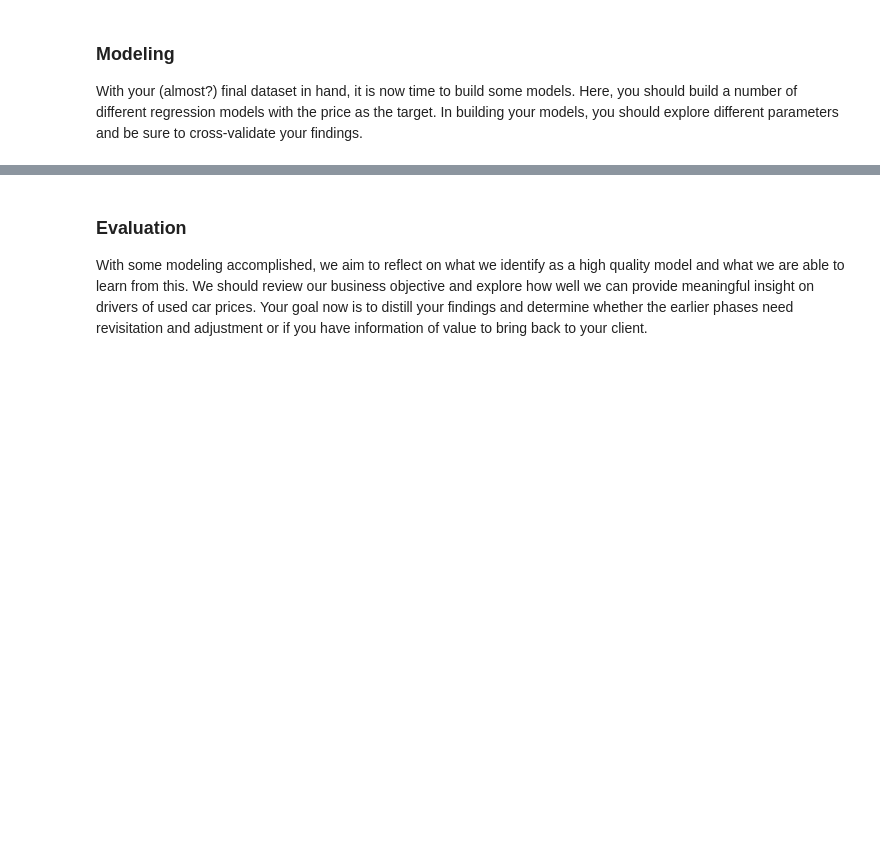
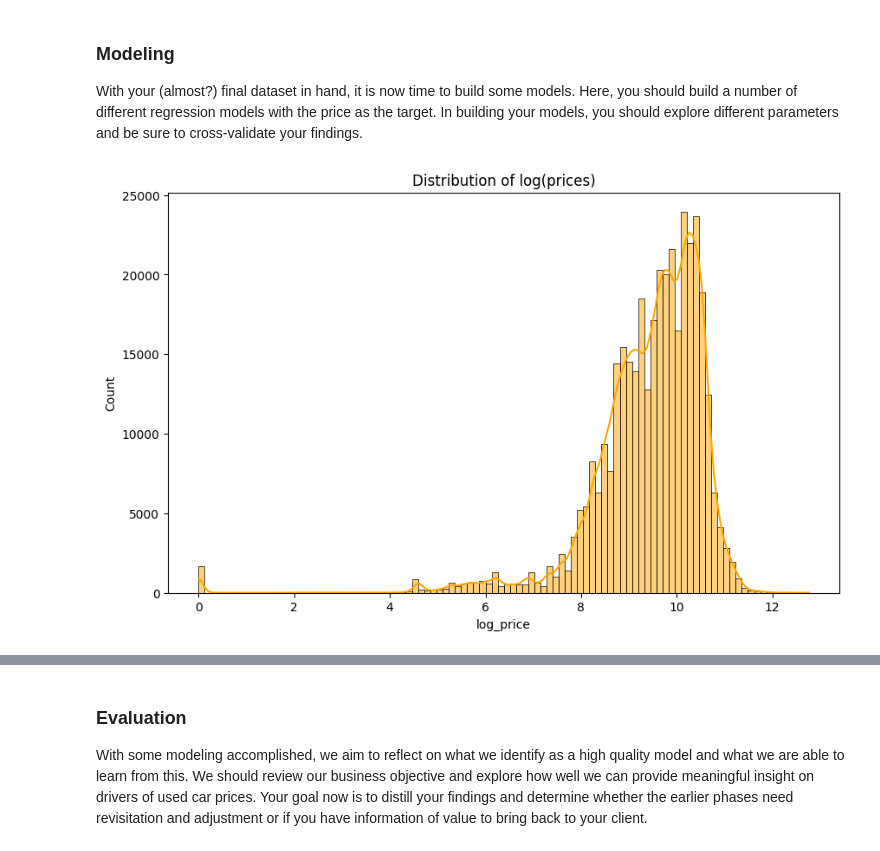
Before and after one commit to dmtrinh/used-car-prices, a Jupyter notebook: prompt_II.ipynb, the cells around one changed output, grey strips where cells are left out. Saved outputs shown, nothing was run; the diff lists cells and outputs as text; code cells hidden in the pictures; blank space fills up the shorter version.

```diff
--- a/prompt_II.ipynb
+++ b/prompt_II.ipynb
@@ -671,3 +685,10 @@ plt.show()
 ### Modeling
 
 With your (almost?) final dataset in hand, it is now time to build some models.  Here, you should build a number of different regression models with the price as the target.  In building your models, you should explore different parameters and be sure to cross-validate your findings.
+# %%
+plt.figure(figsize=(10, 6))
+sns.histplot(cars_df_cleaned, x="log_price", kde=True, bins=100, color='orange' )
+plt.title('Distribution of log(prices)')
+plt.show()
+# %% [output]
+[figure, added]
```
Also changed, not shown: parts of 21 cells of this notebook, 1 other file.
